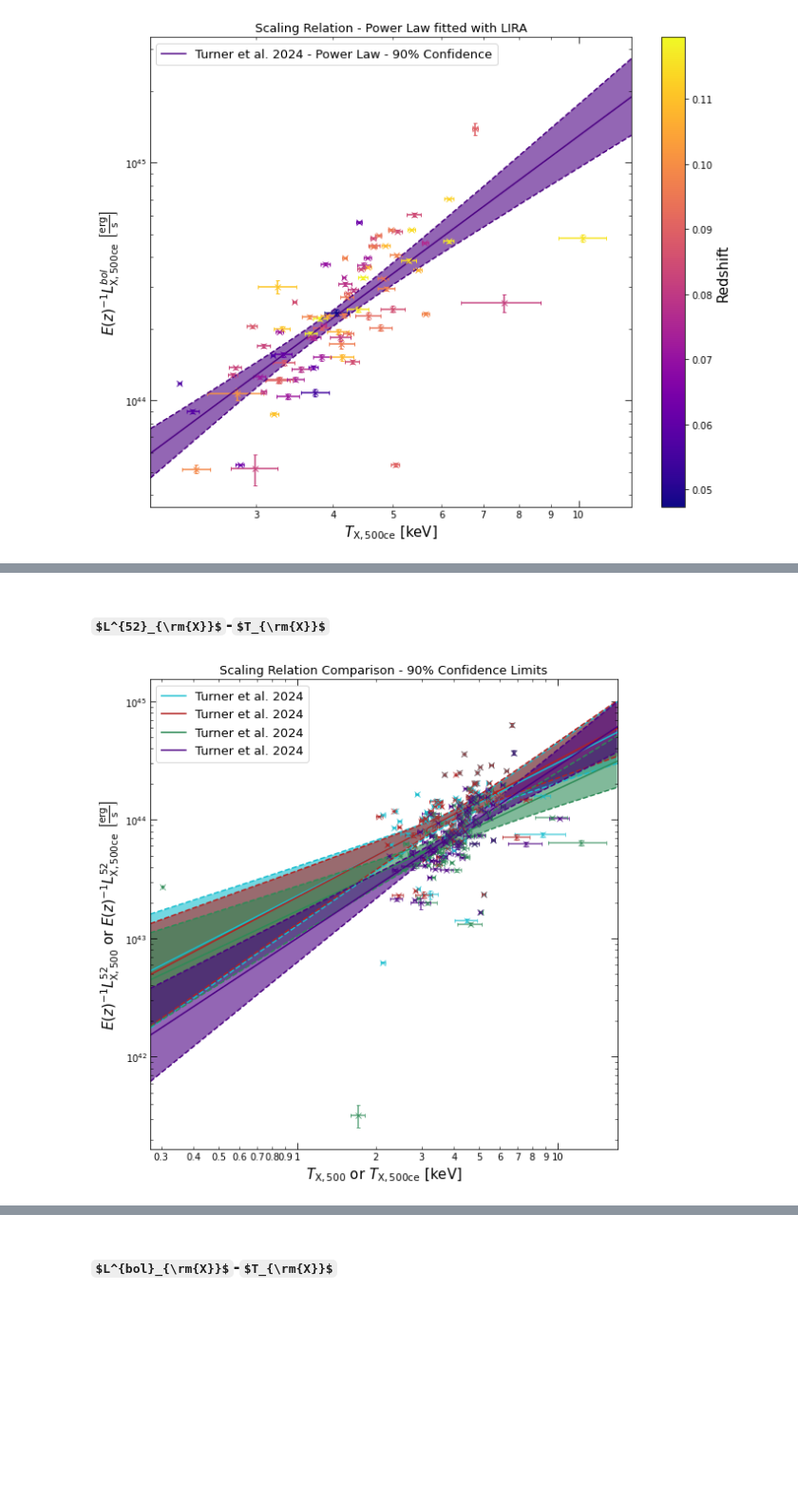
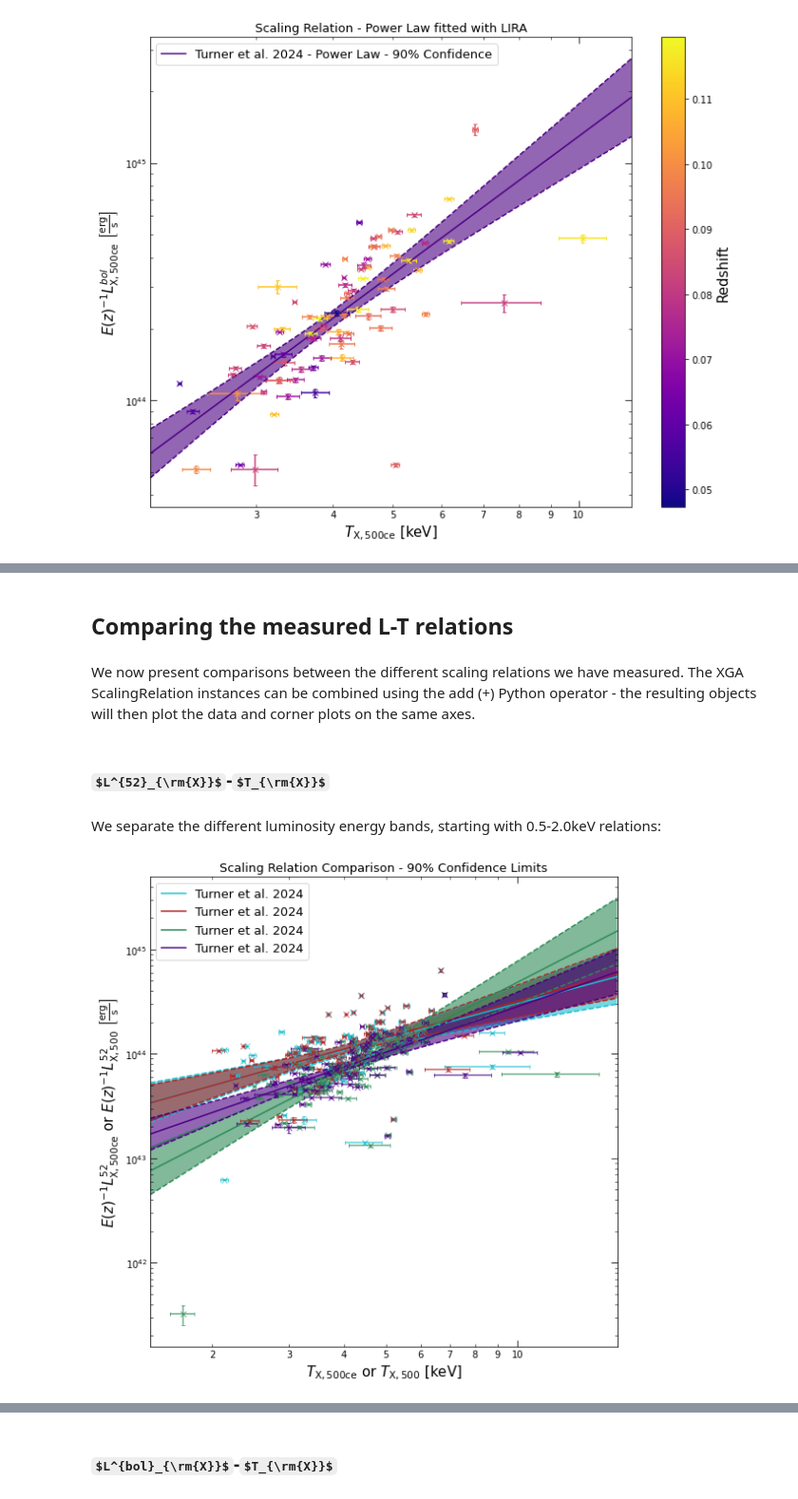
Before and after one commit to LoVoCCS/X-LoVoCCS-Analyses, a Jupyter notebook: notebooks/scaling_relations/luminosity_temperature.ipynb, the cells around one changed output, grey strips where cells are left out. Shown at 95% size. Drawn from its saved outputs; the diff is of its cells as text; code cells hidden in the pictures; some formulas as TeX source; blank space fills up the shorter version.

```diff
--- a/notebooks/scaling_relations/luminosity_temperature.ipynb
+++ b/notebooks/scaling_relations/luminosity_temperature.ipynb
@@ -141,10 +177,12 @@ lx52_tx_r500_metfree.view()
 #### Fixed Abundance
 # %%
 lx = Quantity(res500[['Lx500ce_0.5-2.0', 'Lx500ce_0.5-2.0-', 'Lx500ce_0.5-2.0+']].values, 'erg/s')*inv_e[..., None]
-tx = Quantity(res500[['Tx500ce', 'Tx500ce-', 'Tx500ce+']].values, 'keV')
-
 # TODO WE'LL NEED TO DECIDE HOW TO DO THIS PROPERLY
 lx[np.where((lx[:, 1] > lx[:, 0]) | (lx[:, 2] > lx[:, 0]))[0], :] = np.NaN
+
+tx = Quantity(res500[['Tx500ce', 'Tx500ce-', 'Tx500ce+']].values, 'keV')
+# TODO WE'LL NEED TO DECIDE HOW TO DO THIS PROPERLY
+tx[np.where(tx[:, 0] < Quantity(1, 'keV'))[0], :] = np.NaN
 
 lx52_tx_r500ce_metfix = scaling_relation_lira(lx[:, 0], lx[:, 1:], tx[:, 0], tx[:, 1:], lx52_norm, tx_norm,
                                               y_name=r'$E(z)^{-1}L^{52}_{\rm{X,500ce}}$',
@@ -154,5 +192,6 @@ lx52_tx_r500ce_metfix = scaling_relation_lira(lx[:, 0], lx[:, 1:], tx[:, 0], tx[
 lx52_tx_r500ce_metfix.author = "Turner et al."
 lx52_tx_r500ce_metfix.model_colour = "seagreen"
 lx52_tx_r500ce_metfix.name = r"X-LoVoCCS $R_{500ce}$ Met-Fixed"
+lx52_tx_r500ce_metfix.save(stor_pth + 'lx52_tx_r500ce_metfix.xgarel')
 # %% [output]
   |**************************************************| 100%
@@ -274,8 +340,14 @@ lxbol_tx_r500ce_metfree.view()
+# %% [markdown]
+## Comparing the measured L-T relations
+# %% [markdown]
+We now present comparisons between the different scaling relations we have measured. The XGA ScalingRelation instances can be combined using the add (+) Python operator - the resulting objects will then plot the data and corner plots on the same axes.
 # %% [markdown]
 ### $L^{52}_{\rm{X}}$-$T_{\rm{X}}$
+# %% [markdown]
+We separate the different luminosity energy bands, starting with 0.5-2.0keV relations:
 # %%
 combo52 = (lx52_tx_r500_metfix + lx52_tx_r500_metfree + lx52_tx_r500ce_metfix + lx52_tx_r500ce_metfree)
 # %%
-combo52.view()
+combo52.view(show_data=True)
 # %% [output]
-[figure, old version]
+[figure, new version]
```
Also changed, not shown: parts of 33 cells of this notebook.
